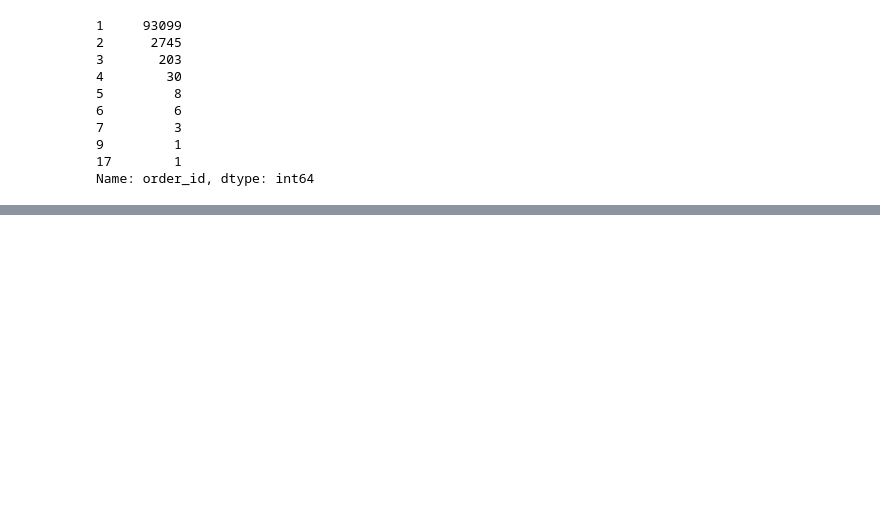
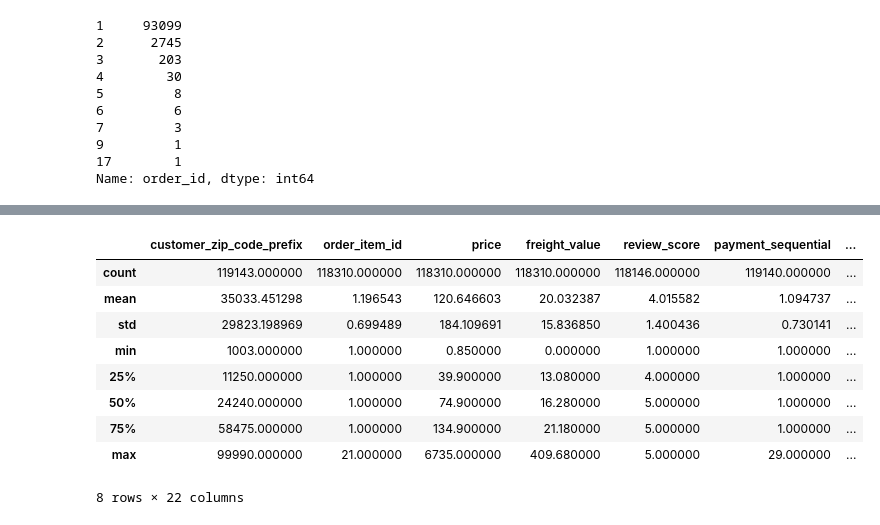
Before and after one commit to MaximeAlt/Brazilia, a Jupyter notebook: Merging test.ipynb, the cells around one changed output, grey strips where cells are left out. Cells and saved outputs as stored; diff of their text form; code cells hidden in the pictures; blank space fills up the shorter version.

```diff
--- a/Merging test.ipynb
+++ b/Merging test.ipynb
@@ -518,0 +657,13 @@ Name: order_id, dtype: int64
+# %%
+df.describe()
+# %% [output]
+|  | customer_zip_code_prefix | order_item_id | price | freight_value | review_score | payment_sequential | ... |
+| count | 119143.000000 | 118310.000000 | 118310.000000 | 118310.000000 | 118146.000000 | 119140.000000 | ... |
+| mean | 35033.451298 | 1.196543 | 120.646603 | 20.032387 | 4.015582 | 1.094737 | ... |
+| std | 29823.198969 | 0.699489 | 184.109691 | 15.836850 | 1.400436 | 0.730141 | ... |
+| min | 1003.000000 | 1.000000 | 0.850000 | 0.000000 | 1.000000 | 1.000000 | ... |
+| 25% | 11250.000000 | 1.000000 | 39.900000 | 13.080000 | 4.000000 | 1.000000 | ... |
+| 50% | 24240.000000 | 1.000000 | 74.900000 | 16.280000 | 5.000000 | 1.000000 | ... |
+| 75% | 58475.000000 | 1.000000 | 134.900000 | 21.180000 | 5.000000 | 1.000000 | ... |
+| max | 99990.000000 | 21.000000 | 6735.000000 | 409.680000 | 5.000000 | 29.000000 | ... |
+8 rows × 22 columns
```
Also changed, not shown: parts of 16 cells of this notebook, 3 other files.
